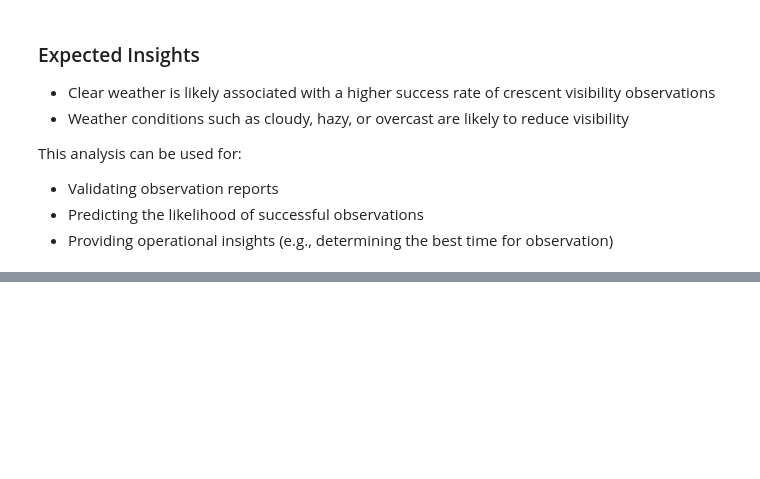
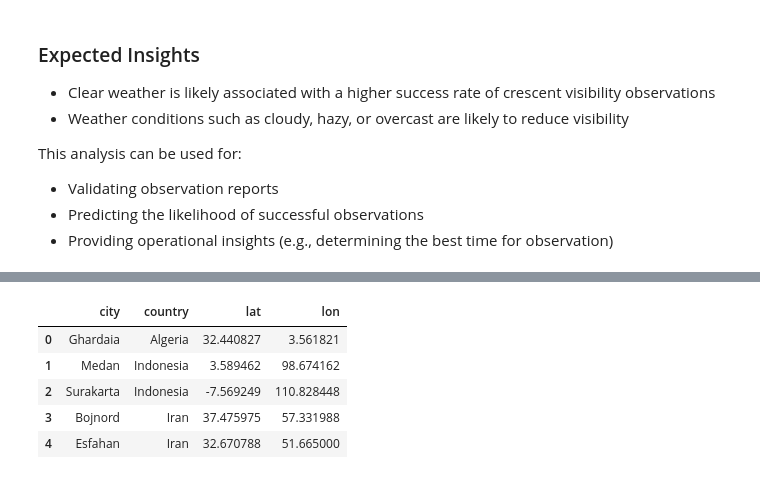
Before and after one commit to zakzakzak/kaggle, a Jupyter notebook: prediction-new-moon-hisab-rukyat.ipynb, the cells around one changed output, grey strips where cells are left out. Cells and saved outputs as stored; diff of their text form; code cells hidden in the pictures; blank space fills up the shorter version.

```diff
--- a/prediction-new-moon-hisab-rukyat.ipynb
+++ b/prediction-new-moon-hisab-rukyat.ipynb
@@ -365,0 +373,9 @@ This analysis can be used for:
+# %%
+df_city.head()
+# %% [output]
+|  | city | country | lat | lon |
+| 0 | Ghardaia | Algeria | 32.440827 | 3.561821 |
+| 1 | Medan | Indonesia | 3.589462 | 98.674162 |
+| 2 | Surakarta | Indonesia | -7.569249 | 110.828448 |
+| 3 | Bojnord | Iran | 37.475975 | 57.331988 |
+| 4 | Esfahan | Iran | 32.670788 | 51.665000 |
```
Also changed, not shown: parts of 2 cells of this notebook.
